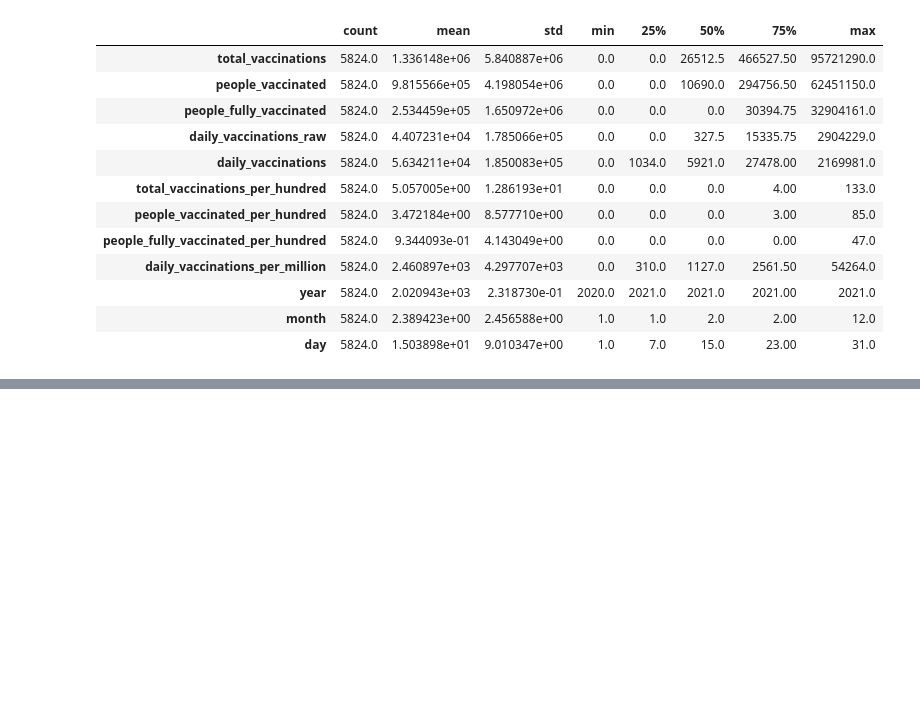
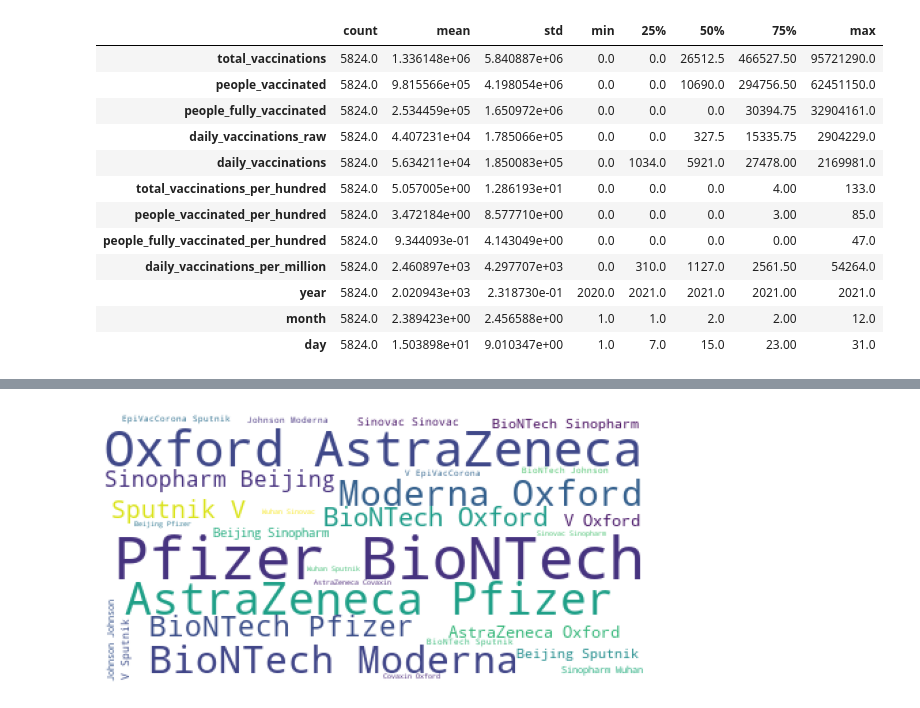
Before and after one commit to beingvikasagain/covid_19_word_vaccination, a Jupyter notebook: covid_vaccination_analysis.ipynb, the cells around one changed output, grey strips where cells are left out. Saved outputs shown, nothing was run; the diff lists cells and outputs as text; code cells hidden in the pictures; blank space fills up the shorter version.

```diff
--- a/covid_vaccination_analysis.ipynb
+++ b/covid_vaccination_analysis.ipynb
@@ -441,0 +442,9 @@ plot_pie('source_name','Sources','plasma')
+# %%
+wordCloud = WordCloud(background_color='white',
+                     max_font_size=50).generate(' '.join(df.vaccines))
+plt.figure(figsize=(12,5))
+plt.axis('off')
+plt.imshow(wordCloud)
+plt.show()
+# %% [output]
+[figure, added]
```
Also changed, not shown: parts of 47 cells of this notebook.
